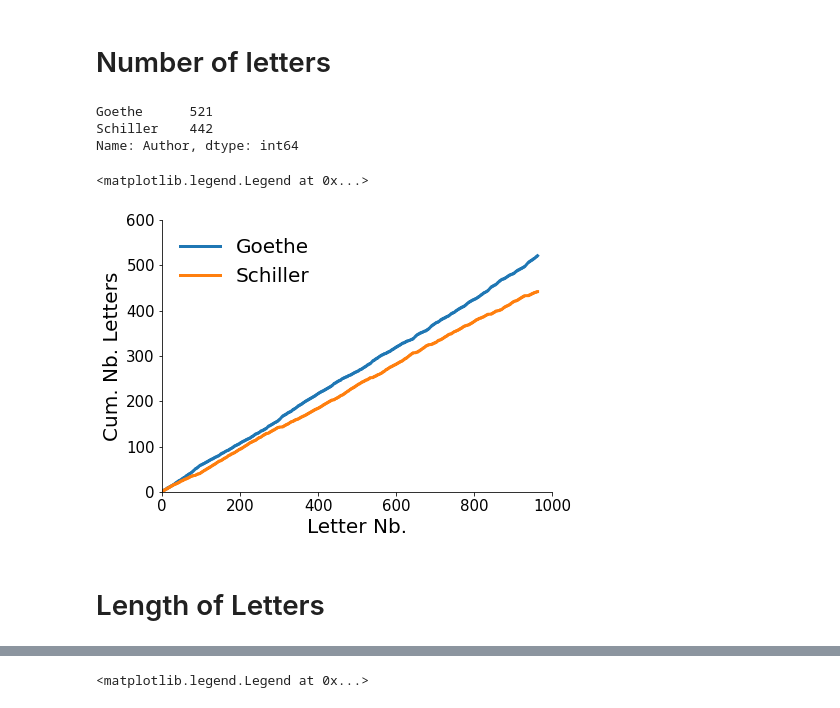
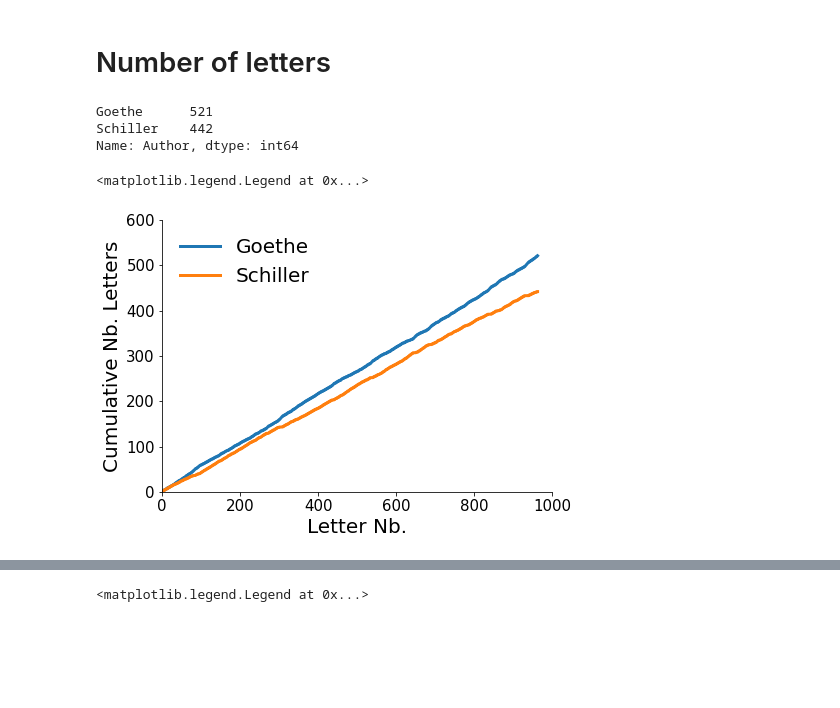
Before and after one commit to Ma-Fi-94/letters, a Jupyter notebook: Descriptive.ipynb, the cells around one changed output, grey strips where cells are left out. Saved outputs shown, nothing was run; the diff lists cells and outputs as text; code cells hidden in the pictures; blank space fills up the shorter version.

```diff
--- a/Descriptive.ipynb
+++ b/Descriptive.ipynb
@@ -23,28 +23,26 @@ words, word_frequencies = lib_processing.bag_of_words(df)
 # %%
 # Sum of letters written by G. and S. respectively:
 print(df.Author.value_counts())
 
 # Calculate cumulative numbers of letters written by G. and S. over time
 df["cum_counts_G"] = np.cumsum([1 if author == "Goethe" else 0 for author in df.Author])
 df["cum_counts_S"] = np.cumsum([1 if author == "Schiller" else 0 for author in df.Author])
 
 # Generate plot and make visually more pleasing
 fig, ax = plt.subplots(1,1,figsize=(7,5))
 ax.set_xlabel("Letter Nb.", size=20)
-ax.set_ylabel("Cum. Nb. Letters", size=20)
+ax.set_ylabel("Cumulative Nb. Letters", size=20)
 ax.tick_params(axis='both', which='major', labelsize=15)
 ax.spines["top"].set_visible(False)
 ax.spines["right"].set_visible(False)
 ax.plot(df.cum_counts_G, lw=3, label="Goethe")
 ax.plot(df.cum_counts_S, lw=3, label="Schiller")
 ax.set_xlim((0,1000))
 ax.set_ylim((0,600))
 ax.legend(loc=2, frameon=False, fontsize=20)
 # %% [output]
 Goethe      521
 Schiller    442
 Name: Author, dtype: int64
 <matplotlib.legend.Legend at 0x...>
-[figure, old version]
+[figure, new version]
-# %% [markdown]
-# Length of Letters
```
Also changed, not shown: parts of 3 cells of this notebook.
